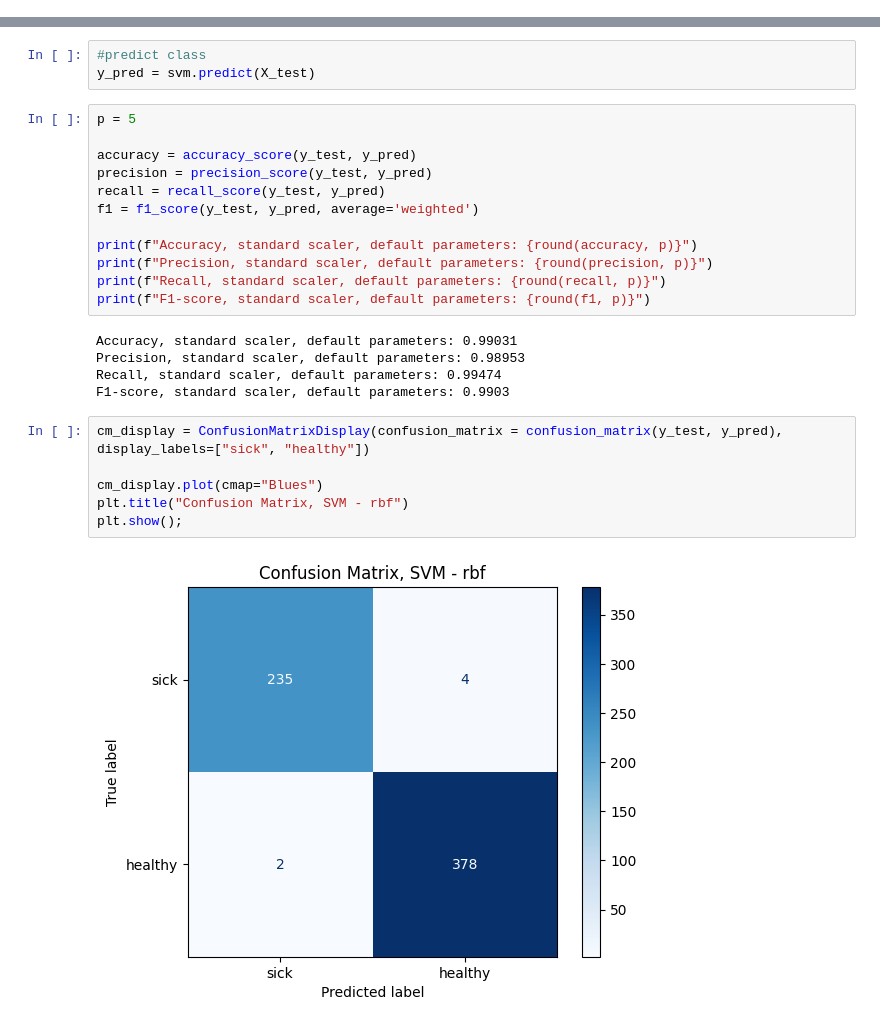
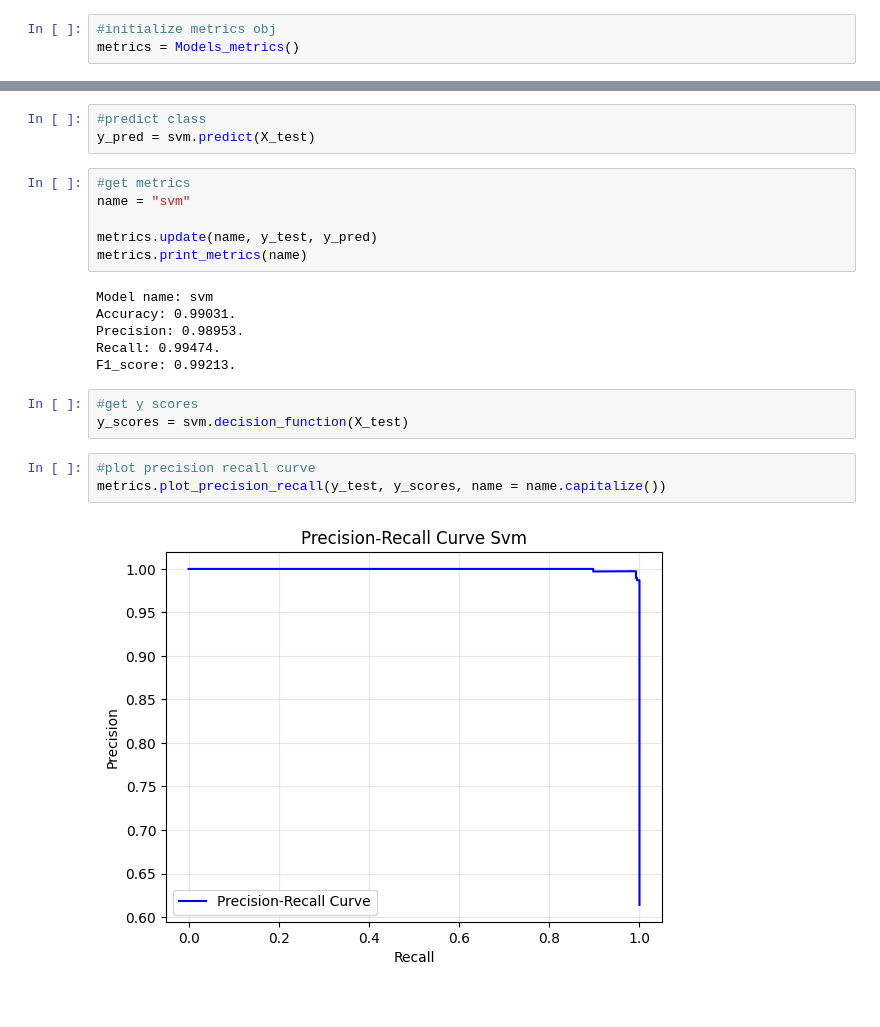
Before and after one commit to alex-bolshunov/Plant-Disease-Detection, a Jupyter notebook: plant_disease_modeling.ipynb, the cells around one changed output, grey strips where cells are left out. Drawn from its saved outputs; the diff is of its cells as text.

Commit message:
add models: decision tree, naive bayes, knn, perceptron. add precision recall curve and roc curve

```diff
--- a/plant_disease_modeling.ipynb
+++ b/plant_disease_modeling.ipynb
@@ -38,3 +98,6 @@ df.head(N_ROWS)
 encoder = LabelEncoder()
 
 df.loc[:, LBL] = encoder.fit_transform(df.loc[:, LBL])
+# %%
+#initialize metrics obj
+metrics = Models_metrics()
@@ -55,28 +121,23 @@ SVC()
 # %%
 #predict class
 y_pred = svm.predict(X_test)
-# %%
-p = 5
-
-accuracy = accuracy_score(y_test, y_pred)
-precision = precision_score(y_test, y_pred)
-recall = recall_score(y_test, y_pred)
-f1 = f1_score(y_test, y_pred, average='weighted')
-
-print(f"Accuracy, standard scaler, default parameters: {round(accuracy, p)}")
-print(f"Precision, standard scaler, default parameters: {round(precision, p)}")
-print(f"Recall, standard scaler, default parameters: {round(recall, p)}")
-print(f"F1-score, standard scaler, default parameters: {round(f1, p)}")
-# %% [output]
-Accuracy, standard scaler, default parameters: 0.99031
-Precision, standard scaler, default parameters: 0.98953
-Recall, standard scaler, default parameters: 0.99474
-F1-score, standard scaler, default parameters: 0.9903
-# %%
-cm_display = ConfusionMatrixDisplay(confusion_matrix = confusion_matrix(y_test, y_pred), display_labels=["sick", "healthy"])
-
-cm_display.plot(cmap="Blues")
-plt.title("Confusion Matrix, SVM - rbf")
-plt.show();
-# %% [output]
-[figure, removed]
+# %%
+#get metrics
+name = "svm"
+
+metrics.update(name, y_test, y_pred)
+metrics.print_metrics(name)
+# %% [output]
+Model name: svm
+Accuracy: 0.99031.
+Precision: 0.98953.
+Recall: 0.99474.
+F1_score: 0.99213.
+# %%
+#get y scores
+y_scores = svm.decision_function(X_test)
+# %%
+#plot precision recall curve
+metrics.plot_precision_recall(y_test, y_scores, name = name.capitalize())
+# %% [output]
+[figure, added]
```
Also changed, not shown: parts of 50 cells of this notebook.
